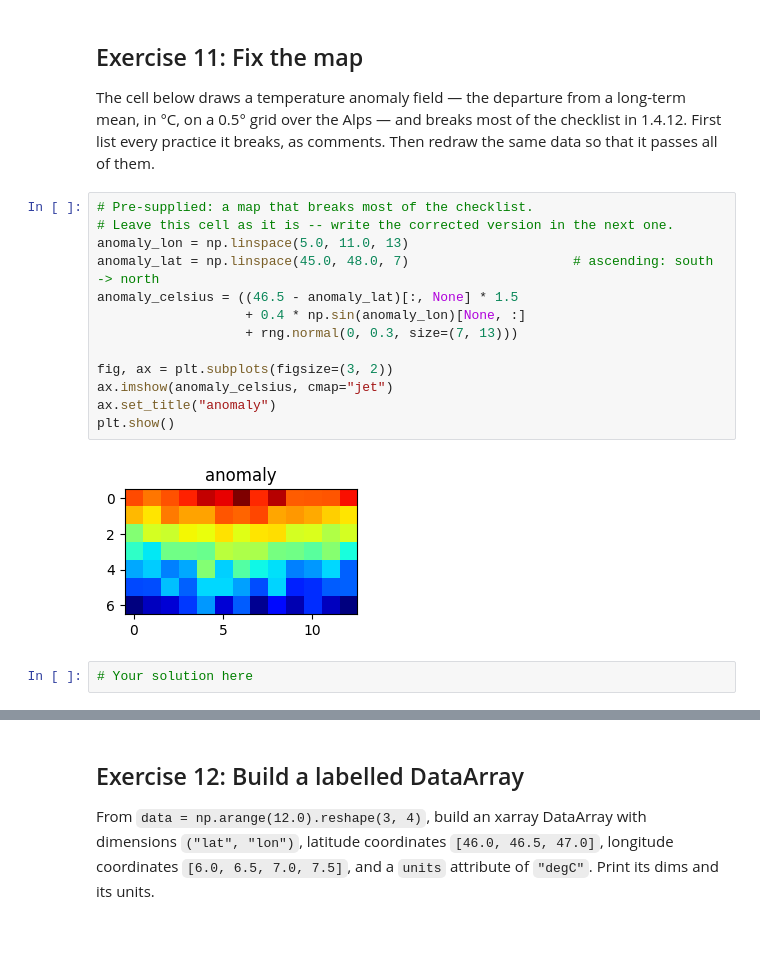
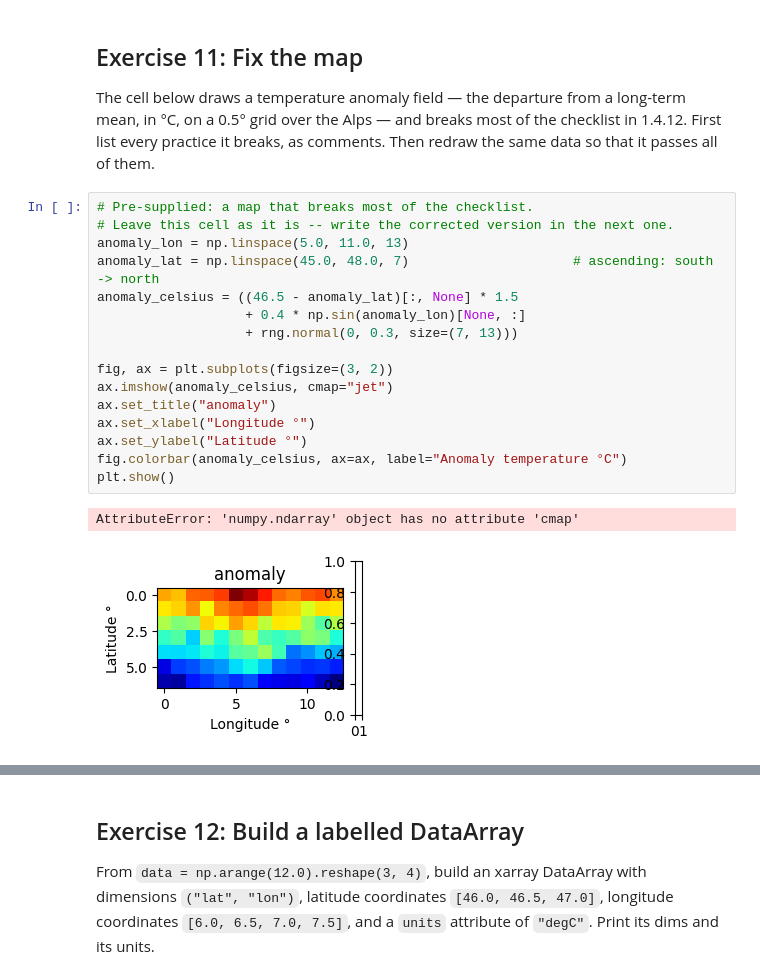
Before and after one commit to nikolaicarrion/2026_Intro_Python, a Jupyter notebook: 1.4-matplotlib-and-xarray-exercises.ipynb, the cells around one changed output, grey strips where cells are left out. Cells and saved outputs as stored; diff of their text form; blank space fills up the shorter version.

```diff
--- a/1.4-matplotlib-and-xarray-exercises.ipynb
+++ b/1.4-matplotlib-and-xarray-exercises.ipynb
@@ -446,17 +446,19 @@ it breaks, as comments. Then redraw the same data so that it passes all of them.
 # %%
 # Pre-supplied: a map that breaks most of the checklist.
 # Leave this cell as it is -- write the corrected version in the next one.
 anomaly_lon = np.linspace(5.0, 11.0, 13)
 anomaly_lat = np.linspace(45.0, 48.0, 7)                     # ascending: south -> north
 anomaly_celsius = ((46.5 - anomaly_lat)[:, None] * 1.5
                    + 0.4 * np.sin(anomaly_lon)[None, :]
                    + rng.normal(0, 0.3, size=(7, 13)))
 
 fig, ax = plt.subplots(figsize=(3, 2))
 ax.imshow(anomaly_celsius, cmap="jet")
 ax.set_title("anomaly")
+ax.set_xlabel("Longitude °")
+ax.set_ylabel("Latitude °")
+fig.colorbar(anomaly_celsius, ax=ax, label="Anomaly temperature °C")
 plt.show()
 # %% [output]
+AttributeError: 'numpy.ndarray' object has no attribute 'cmap'
-[figure, old version]
+[figure, new version]
-# %%
-# Your solution here
```
Also changed, not shown: parts of 2 cells of this notebook.
